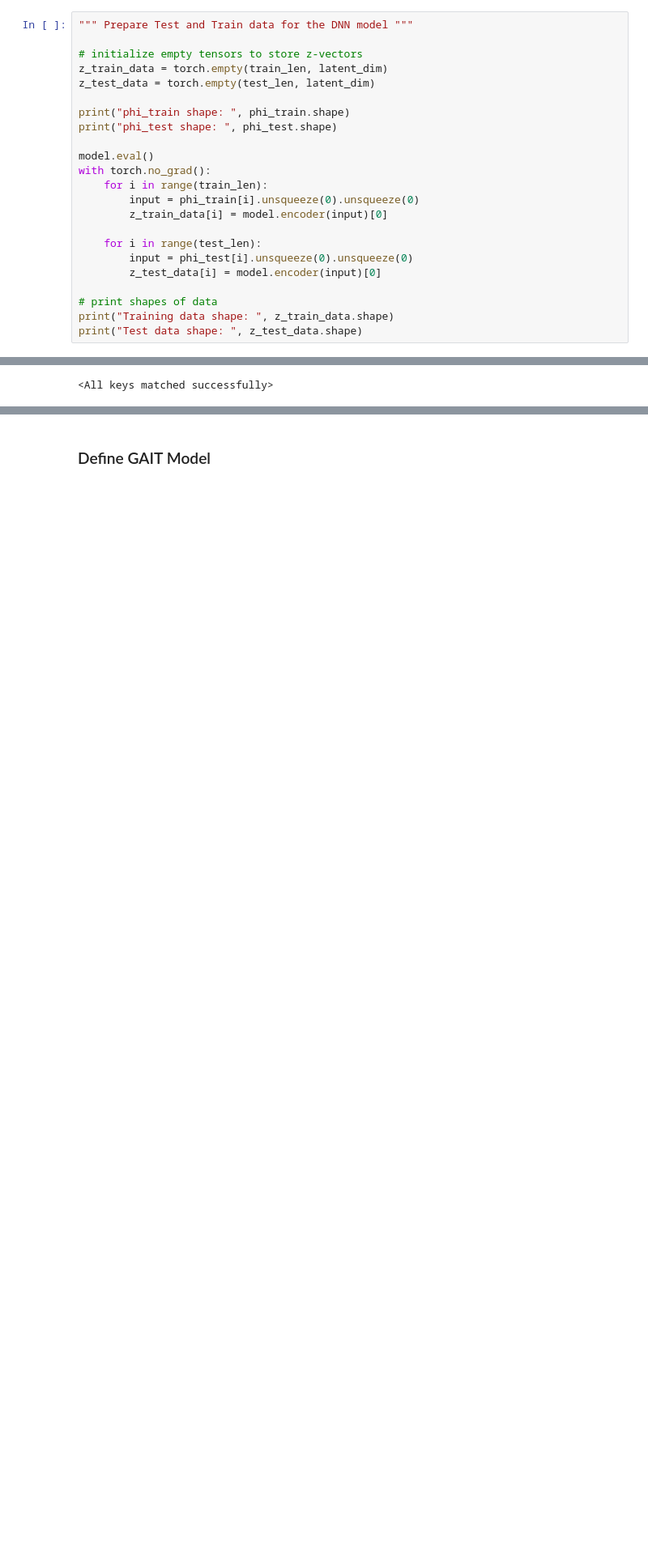
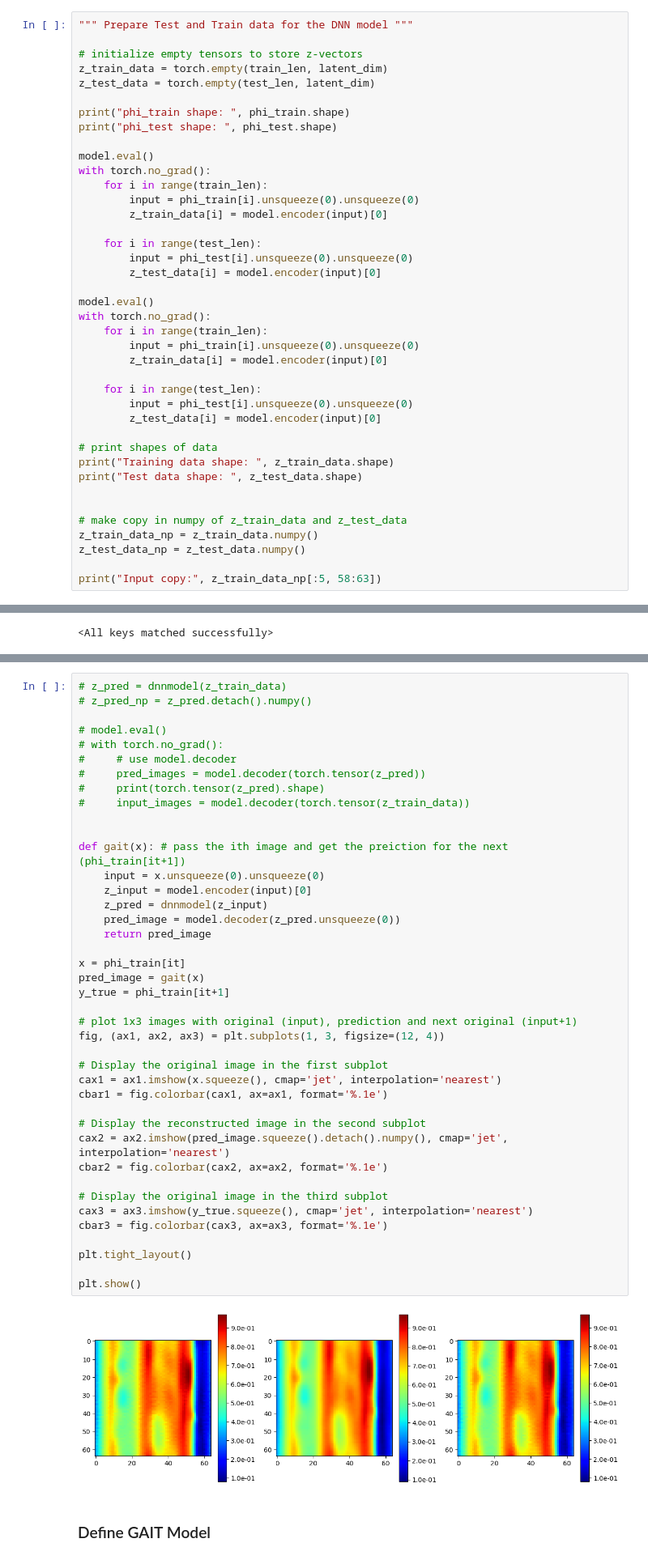
Before and after one commit to iangill11/MLuSHrooM, a Jupyter notebook: model/model testing.ipynb, the cells around one changed output, grey strips where cells are left out. Shown at 81% size. Drawn from its saved outputs; the diff is of its cells as text; blank space fills up the shorter version.

```diff
--- a/model/model testing.ipynb
+++ b/model/model testing.ipynb
@@ -222,9 +222,26 @@ with torch.no_grad():
         input = phi_test[i].unsqueeze(0).unsqueeze(0)
         z_test_data[i] = model.encoder(input)[0]
 
+model.eval()
+with torch.no_grad():
+    for i in range(train_len):
+        input = phi_train[i].unsqueeze(0).unsqueeze(0)
+        z_train_data[i] = model.encoder(input)[0]
+
+    for i in range(test_len):
+        input = phi_test[i].unsqueeze(0).unsqueeze(0)
+        z_test_data[i] = model.encoder(input)[0]
+
 # print shapes of data
 print("Training data shape: ", z_train_data.shape)
 print("Test data shape: ", z_test_data.shape)
+
+
+# make copy in numpy of z_train_data and z_test_data
+z_train_data_np = z_train_data.numpy()
+z_test_data_np = z_test_data.numpy()
+
+print("Input copy:", z_train_data_np[:5, 58:63])
 # %% [output]
 phi_train shape:  torch.Size([1216, 64, 64])
 phi_test shape:  torch.Size([95, 64, 64])
@@ -284,3 +287,46 @@ dnnmodel.load_state_dict(torch.load('CVAE Training/CVAE_1/DNN_model_1.pth'))
+# %%
+# z_pred = dnnmodel(z_train_data)
+# z_pred_np = z_pred.detach().numpy()
+
+# model.eval()
+# with torch.no_grad():
+#     # use model.decoder
+#     pred_images = model.decoder(torch.tensor(z_pred))
+#     print(torch.tensor(z_pred).shape)
+#     input_images = model.decoder(torch.tensor(z_train_data))
+
+
+def gait(x): # pass the ith image and get the preiction for the next (phi_train[it+1])
+    input = x.unsqueeze(0).unsqueeze(0)
+    z_input = model.encoder(input)[0]
+    z_pred = dnnmodel(z_input)
+    pred_image = model.decoder(z_pred.unsqueeze(0))
+    return pred_image
+
+x = phi_train[it]
+pred_image = gait(x)
+y_true = phi_train[it+1]
+
+# plot 1x3 images with original (input), prediction and next original (input+1)
+fig, (ax1, ax2, ax3) = plt.subplots(1, 3, figsize=(12, 4))
+
+# Display the original image in the first subplot
+cax1 = ax1.imshow(x.squeeze(), cmap='jet', interpolation='nearest')
+cbar1 = fig.colorbar(cax1, ax=ax1, format='%.1e')
+
+# Display the reconstructed image in the second subplot
+cax2 = ax2.imshow(pred_image.squeeze().detach().numpy(), cmap='jet', interpolation='nearest')
+cbar2 = fig.colorbar(cax2, ax=ax2, format='%.1e')
+
+# Display the original image in the third subplot
+cax3 = ax3.imshow(y_true.squeeze(), cmap='jet', interpolation='nearest')
+cbar3 = fig.colorbar(cax3, ax=ax3, format='%.1e')
+
+plt.tight_layout()
+
+plt.show()
+# %% [output]
+[figure, added]
 # %% [markdown]
 ### Define GAIT Model
 # %%
```
Also changed, not shown: parts of 11 cells of this notebook, 23 other files.
